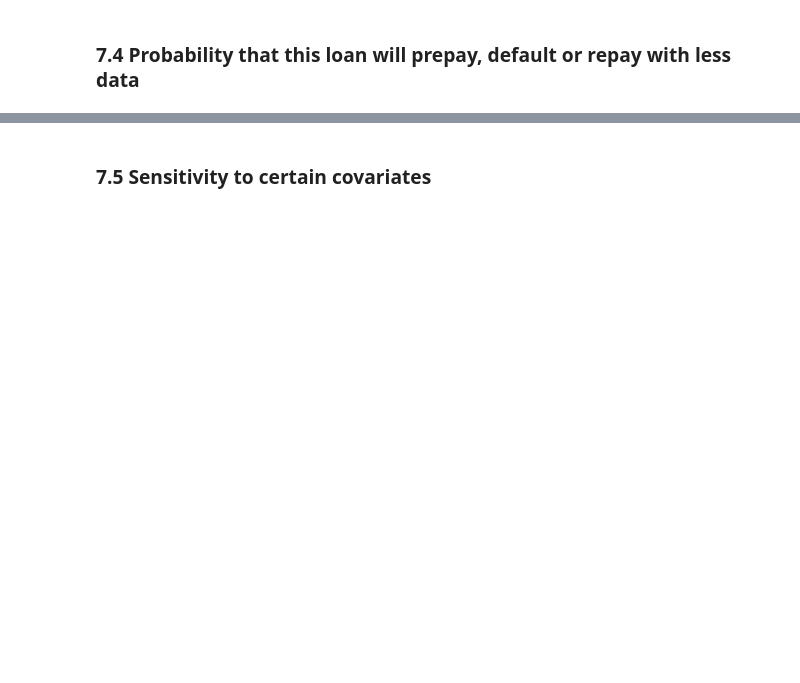
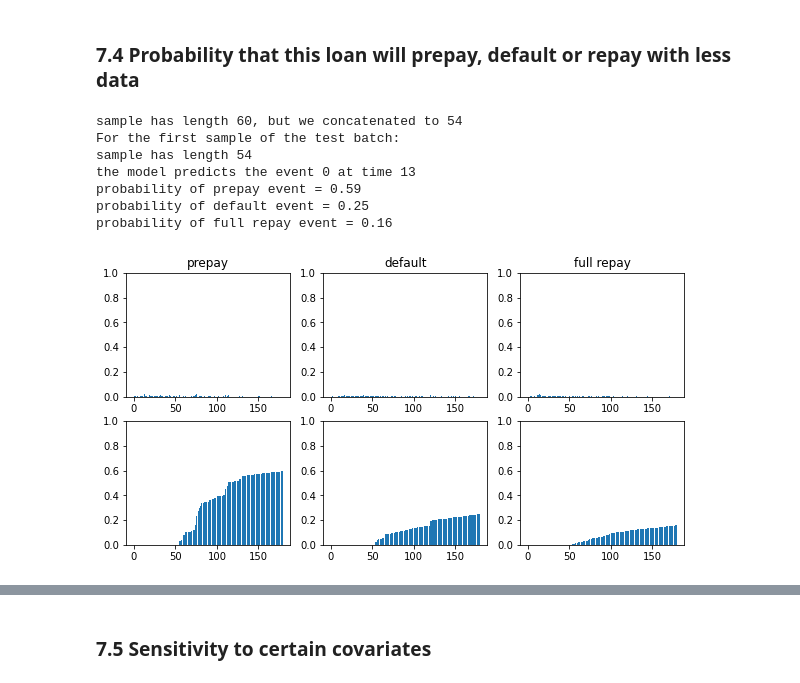
Before and after one commit to madkerpe/poc_ddht_pytorch, a Jupyter notebook: main_FREDDIEMAC.ipynb, the cells around one changed output, grey strips where cells are left out. Saved outputs shown, nothing was run; the diff lists cells and outputs as text; code cells hidden in the pictures; blank space fills up the shorter version.

Commit message:
Dynamic prediction plots

```diff
--- a/main_FREDDIEMAC.ipynb
+++ b/main_FREDDIEMAC.ipynb
@@ -217,11 +269,11 @@ LEARNING_RATE_DECODER = 0.001
 LEARNING_RATE_CAUSESS = 0.0005
 
 LOSS_1_AMPLIFIER = 1
-LOSS_2_AMPLIFIER = 1
-LOSS_3_AMPLIFIER = 1
+LOSS_2_AMPLIFIER = 4
+LOSS_3_AMPLIFIER = 10
 
 RUN_VALIDATION_ROUND = True
-RUN_VALIDATION_ROUND_BATCHES_THRESHOLD = 2**2
+RUN_VALIDATION_ROUND_BATCHES_THRESHOLD = 2**4
 VAL_NUM_CASES_RUNTIME = BATCH_SIZE
 
 input_size = train_FREDDIEMAC_raw_dataset.get_num_covariates()
@@ -231,11 +283,11 @@ MAX_LENGTH = train_FREDDIEMAC_raw_dataset.get_max_length()
 NUM_CAUSES = 3
 SIGMA = 0.1
 
-rnn_state_size = 256
+rnn_state_size = 300
 
-encoder_fc_size = 512
-attention_fc_size = 512
-cause_fc_size = 512
+encoder_fc_size = 300
+attention_fc_size = 300
+cause_fc_size = 50*NUM_CAUSES
 # %% [markdown]
 # 4. Defining The Model
 # %%
@@ -373,6 +436,6 @@ for epoch in range(NUM_EPOCHS):
 # 6. Testing the models performance
 # %%
 #PATH = "/content/gdrive/MyDrive/MP FEB/FREDDIEMAC/models/main_model_v1.pth"
-PATH = "models/main_model_local_v1.pth"
-torch.save(DDHT.state_dict(), PATH)
+PATH = "models/main_model_v2_464.pth"
+#torch.save(DDHT.state_dict(), PATH)
 DDHT.load_state_dict(torch.load(PATH))
@@ -499,35 +613,34 @@ print("The probability anything happens = %.3f" % sum)
 # %%
 test_batch_data, test_batch_data_length, test_batch_event, test_batch_tte = next(iter(test_data_loader))
 
-delta = 6 #This is variable
+delta = 6
 
-shortened_length = test_batch_data_length - delta
-shortened_test_batch_data = copy.deepcopy(test_batch_data)
+shortened_batch_data_length = test_batch_data_length - delta
 
-# we iterate over the whole batch and shorten their lengths accordingly
-for i in range(len(test_batch_data_length)):
-    left_censoring_index = int(shortened_length[i].item())
-    right_censoring_index = int(test_batch_data_length[i].item())
-    shortened_test_batch_data[i, left_censoring_index:right_censoring_index] = torch.zeros(delta, input_size)
-    shortened_test_batch_data_length = copy.deepcopy(shortened_length)
+shortened_batch_data_length = shortened_batch_data_length.to(DEVICE)
+test_batch_data = test_batch_data.to(DEVICE)
 
-shortened_test_batch_data = shortened_test_batch_data.to(DEVICE)
-shortened_test_batch_data_length = shortened_test_batch_data_length.to(DEVICE)
-test_batch_event = test_batch_event.to(DEVICE)
+print("sample has length %d, but we concatenated to %d" % (test_batch_data_length[test_sample_index], shortened_batch_data_length[test_sample_index]))
 
-print("sample has length %d, but we concatenated to %d" % (test_batch_data_length[test_sample_index], shortened_test_batch_data_length[test_sample_index]))
-
-test_output, test_first_hitting_time, test_attention_weights = DDHT(masked_data, shortened_test_batch_data_length)
+test_output, test_first_hitting_time, test_attention_weights = DDHT(test_batch_data, shortened_batch_data_length)
 test_first_hitting_time_argmax = test_first_hitting_time.argmax(dim=1)
 model_event_prediction = test_first_hitting_time_argmax // MAX_LENGTH
 model_tte_prediction = test_first_hitting_time_argmax % MAX_LENGTH
 
-print("For the first sample of the test batch:")
-print("sample has length %d" % shortened_test_batch_data_length[test_sample_index])
+print("sample has length %d" % shortened_batch_data_length[test_sample_index])
 print("the model predicts the event %d at time %d" % (model_event_prediction[test_sample_index], model_tte_prediction[test_sample_index] + 1))
 
-print("probability of prepay event = %.2f" % CIF_K_tau(test_first_hitting_time[test_sample_index], 0, MAX_LENGTH, shortened_test_batch_data_length[test_sample_index], MAX_LENGTH).item())
-print("probability of default event = %.2f" % CIF_K_tau(test_first_hitting_time[test_sample_index], 1, MAX_LENGTH, shortened_test_batch_data_length[test_sample_index], MAX_LENGTH).item())
-print("probability of full repay event = %.2f" % CIF_K_tau(test_first_hitting_time[test_sample_index], 2, MAX_LENGTH, shortened_test_batch_data_length[test_sample_index], MAX_LENGTH).item())
+print("probability of prepay event = %.2f" % CIF_K_tau(test_first_hitting_time[test_sample_index], 0, MAX_LENGTH, shortened_batch_data_length[test_sample_index], MAX_LENGTH).item())
+print("probability of default event = %.2f" % CIF_K_tau(test_first_hitting_time[test_sample_index], 1, MAX_LENGTH, shortened_batch_data_length[test_sample_index], MAX_LENGTH).item())
+print("probability of full repay event = %.2f" % CIF_K_tau(test_first_hitting_time[test_sample_index], 2, MAX_LENGTH, shortened_batch_data_length[test_sample_index], MAX_LENGTH).item())
 
-plot_fht_and_cif(test_first_hitting_time[test_sample_index], shortened_test_batch_data_length[test_sample_index], MAX_LENGTH)
+plot_fht_and_cif(test_first_hitting_time[test_sample_index], shortened_batch_data_length[test_sample_index], MAX_LENGTH)
+# %% [output]
+sample has length 60, but we concatenated to 54
+For the first sample of the test batch:
+sample has length 54
+the model predicts the event 0 at time 13
+probability of prepay event = 0.59
+probability of default event = 0.25
+probability of full repay event = 0.16
+[figure, added]
```
Also changed, not shown: parts of 22 cells of this notebook, 1 other file.
